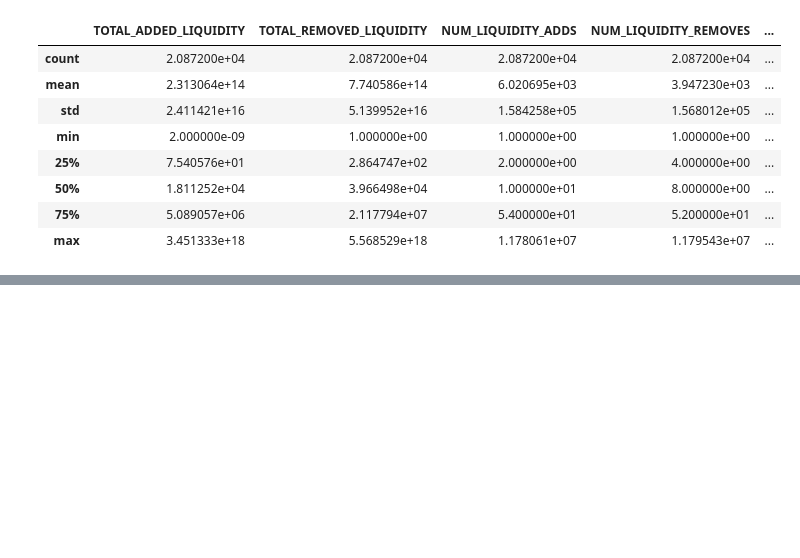
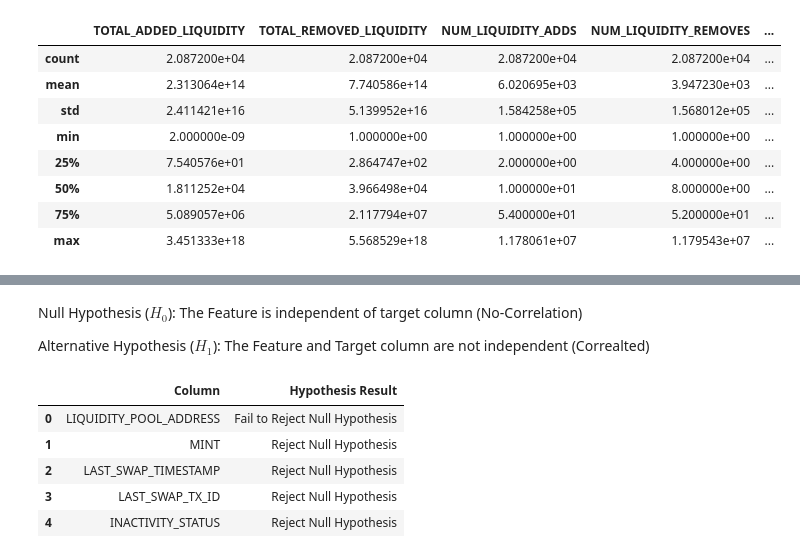
Before and after one commit to LaiTechTinker/Block_intel_model, a Jupyter notebook: Block_intel_classifier/notebooks/EDA.ipynb, the cells around one changed output, grey strips where cells are left out. Cells and saved outputs as stored; diff of their text form; code cells hidden in the pictures; blank space fills up the shorter version.

Commit message:
correlation

```diff
--- a/Block_intel_classifier/notebooks/EDA.ipynb
+++ b/Block_intel_classifier/notebooks/EDA.ipynb
@@ -68,0 +240,22 @@ np.float64(3.620871141048526e+18)
+# %% [markdown]
+Null Hypothesis ($ H_0 $): The Feature is independent of target column (No-Correlation)
+
+Alternative Hypothesis ($ H_1 $): The Feature and Target column are not independent (Correalted)
+# %%
+from scipy.stats import chi2_contingency
+chi2_test = []
+for feature in categorical_features:
+    if chi2_contingency(pd.crosstab(df['INACTIVITY_STATUS'], df[feature]))[1] < 0.05:
+        chi2_test.append('Reject Null Hypothesis')
+    else:
+        chi2_test.append('Fail to Reject Null Hypothesis')
+result = pd.DataFrame(data=[categorical_features, chi2_test]).T
+result.columns = ['Column', 'Hypothesis Result']
+result
+# %% [output]
+|  | Column | Hypothesis Result |
+| 0 | LIQUIDITY_POOL_ADDRESS | Fail to Reject Null Hypothesis |
+| 1 | MINT | Reject Null Hypothesis |
+| 2 | LAST_SWAP_TIMESTAMP | Reject Null Hypothesis |
+| 3 | LAST_SWAP_TX_ID | Reject Null Hypothesis |
+| 4 | INACTIVITY_STATUS | Reject Null Hypothesis |
```
Also changed, not shown: parts of 18 cells of this notebook.
